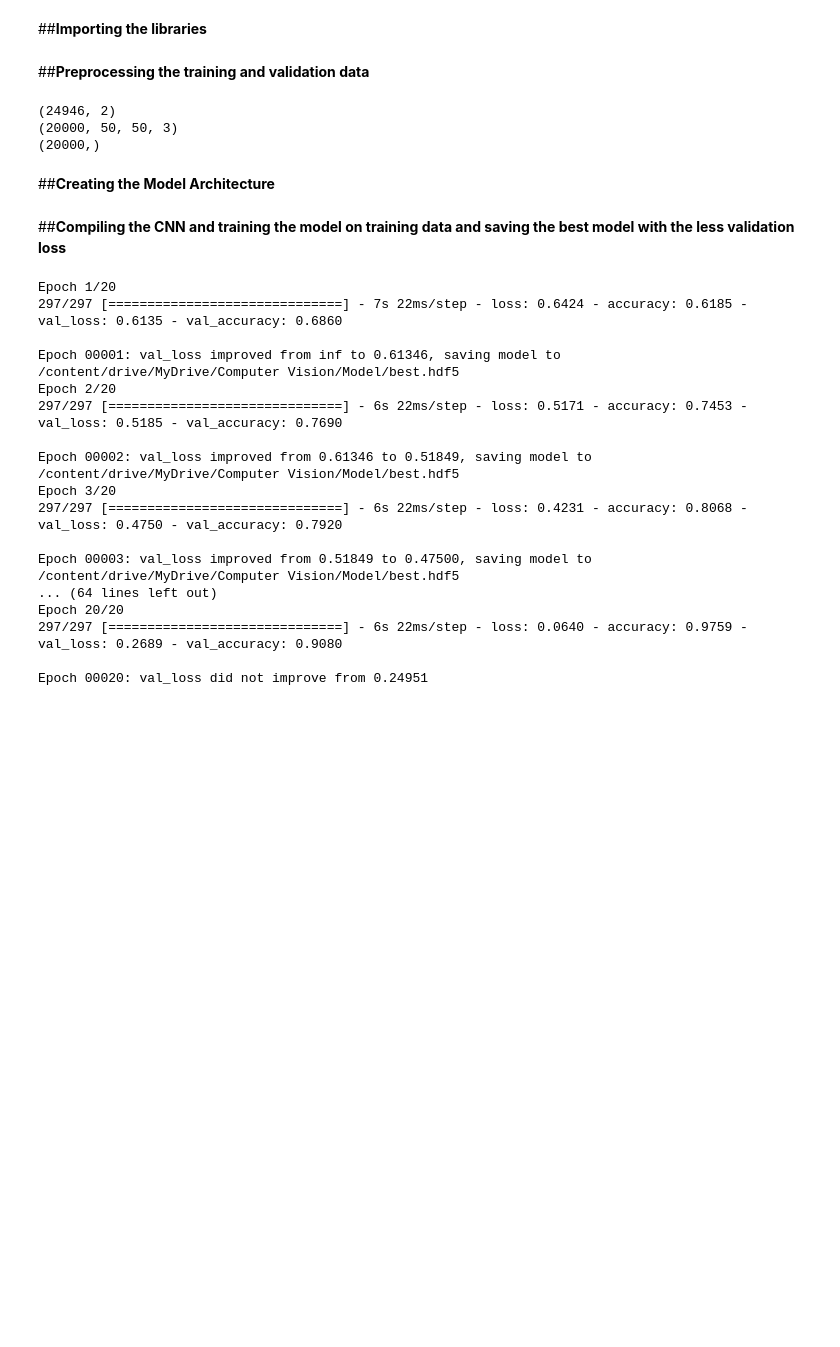
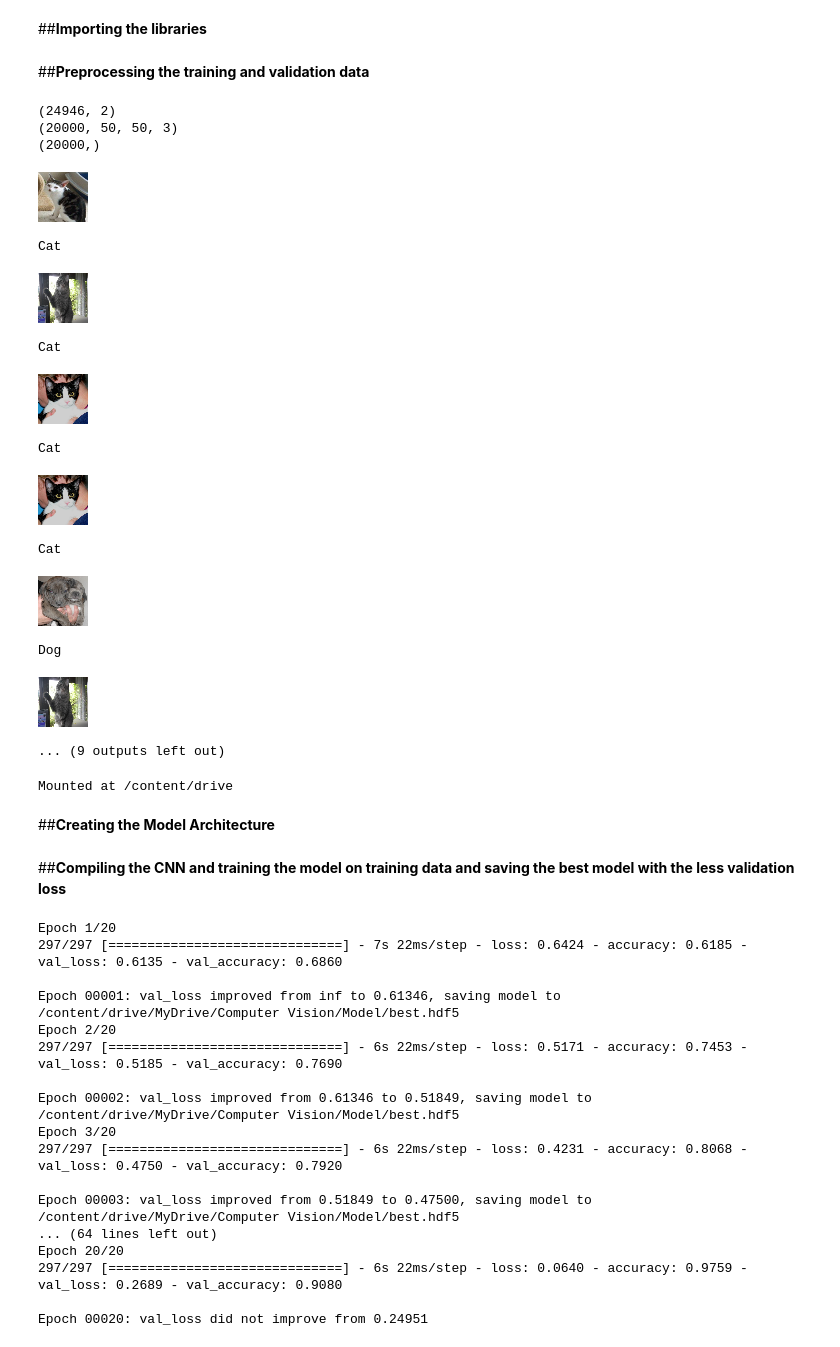
Before and after one commit to swamivisal/Pet-Image-Classification, a Jupyter notebook: CAT_DOG_TRAIN.ipynb, the cells around one changed output. Drawn from its saved outputs; the diff is of its cells as text; code cells hidden in the pictures; blank space fills up the shorter version.

```diff
--- a/CAT_DOG_TRAIN.ipynb
+++ b/CAT_DOG_TRAIN.ipynb
@@ -15,32 +15,53 @@ from tensorflow.keras.callbacks import ModelCheckpoint
 # %%
 
 #def augment(img):
 #M=cv2.getRotationMatrix2D((25,25),np.random.randint(-10,11),1)
 #img=cv2.warpAffine(img,M,(50,50))
 #return img
 
 
 path = "/content/drive/MyDrive/Computer Vision/TRAIN.npy"
 
+classes = ["Cat","Dog"]
 dataset = np.load(path,allow_pickle=True)
 print(dataset.shape)
 shuffle(dataset)
 inputs= []
 targets = []
 
 for x,y in dataset[:20000]:
   inputs.append(x)
   targets.append(y)
 
 inputs=np.array(inputs)
 targets=np.array(targets)
 print(inputs.shape)
 print(targets.shape)
 normalised_inputs=inputs/255.0
+for i in range(10):
+  cv2_imshow(inputs[i])
+  print(classes[targets[i]])
 # %% [output]
 (24946, 2)
 (20000, 50, 50, 3)
 (20000,)
+[figure, added]
+Cat
+[figure, added]
+Cat
+[figure, added]
+Cat
+[figure, added]
+Cat
+[figure, added]
+Dog
+[figure, added]
+... (9 outputs left out)
+# %%
+from google.colab import drive
+drive.mount('/content/drive')
+# %% [output]
+Mounted at /content/drive
 # %% [markdown]
 ##**Creating the Model Architecture**
 # %%
```
